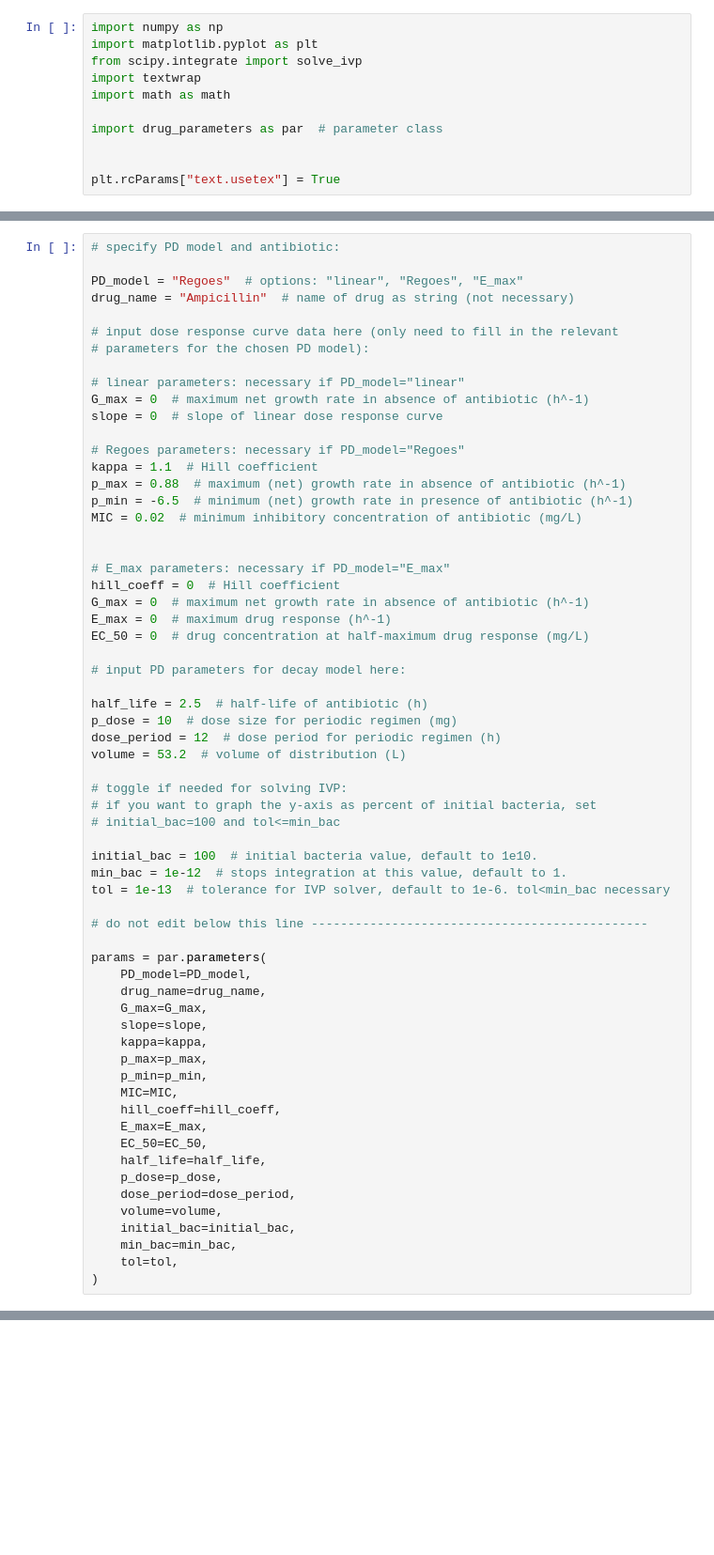
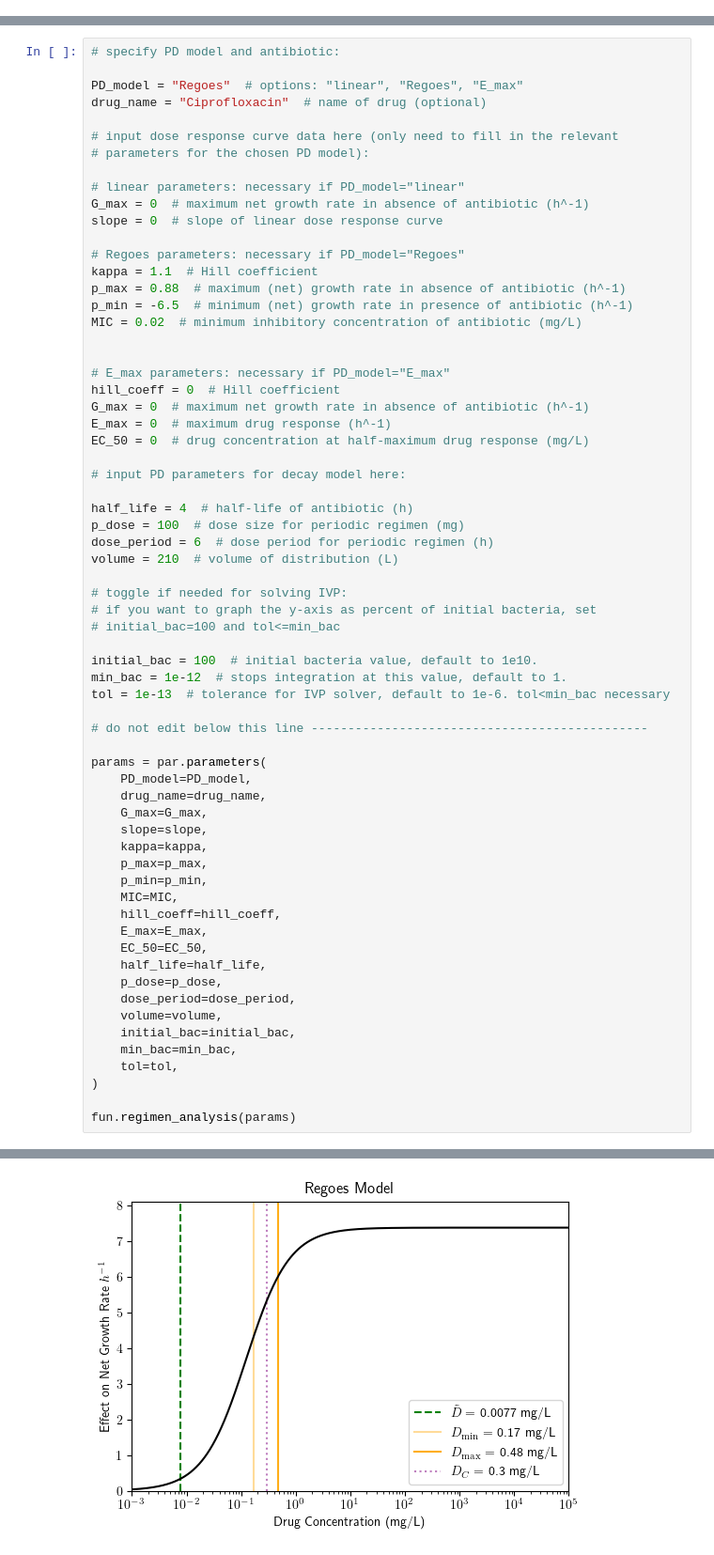
Before and after one commit to leahchilders/GeneralAntibioticDosing, a Jupyter notebook: input_drug_data.ipynb, the cells around one changed output, grey strips where cells are left out. Shown: that part at 94% size. Drawn from its saved outputs; the diff is of its cells as text; blank space fills up the shorter version.

```diff
--- a/input_drug_data.ipynb
+++ b/input_drug_data.ipynb
@@ -6,11 +5,0 @@
-# %%
-import numpy as np
-import matplotlib.pyplot as plt
-from scipy.integrate import solve_ivp
-import textwrap
-import math as math
-
-import drug_parameters as par  # parameter class
-
-
-plt.rcParams["text.usetex"] = True
@@ -22,7 +12,7 @@ ModuleNotFoundError: No module named 'drug_parameters'
 # specify PD model and antibiotic:
 
 PD_model = "Regoes"  # options: "linear", "Regoes", "E_max"
-drug_name = "Ampicillin"  # name of drug as string (not necessary)
+drug_name = "Ciprofloxacin"  # name of drug (optional)
 
 # input dose response curve data here (only need to fill in the relevant
 # parameters for the chosen PD model):
@@ -46,10 +36,10 @@ EC_50 = 0  # drug concentration at half-maximum drug response (mg/L)
 
 # input PD parameters for decay model here:
 
-half_life = 2.5  # half-life of antibiotic (h)
-p_dose = 10  # dose size for periodic regimen (mg)
-dose_period = 12  # dose period for periodic regimen (h)
-volume = 53.2  # volume of distribution (L)
+half_life = 4  # half-life of antibiotic (h)
+p_dose = 100  # dose size for periodic regimen (mg)
+dose_period = 6  # dose period for periodic regimen (h)
+volume = 210  # volume of distribution (L)
 
 # toggle if needed for solving IVP:
 # if you want to graph the y-axis as percent of initial bacteria, set
@@ -81,3 +71,6 @@ params = par.parameters(
     min_bac=min_bac,
     tol=tol,
 )
+
+fun.regimen_analysis(params)
+# %% [output]
@@ -83,0 +94 @@ params = par.parameters(
+[figure, added]
```
Also changed, not shown: parts of 9 cells of this notebook, 1 other file.
